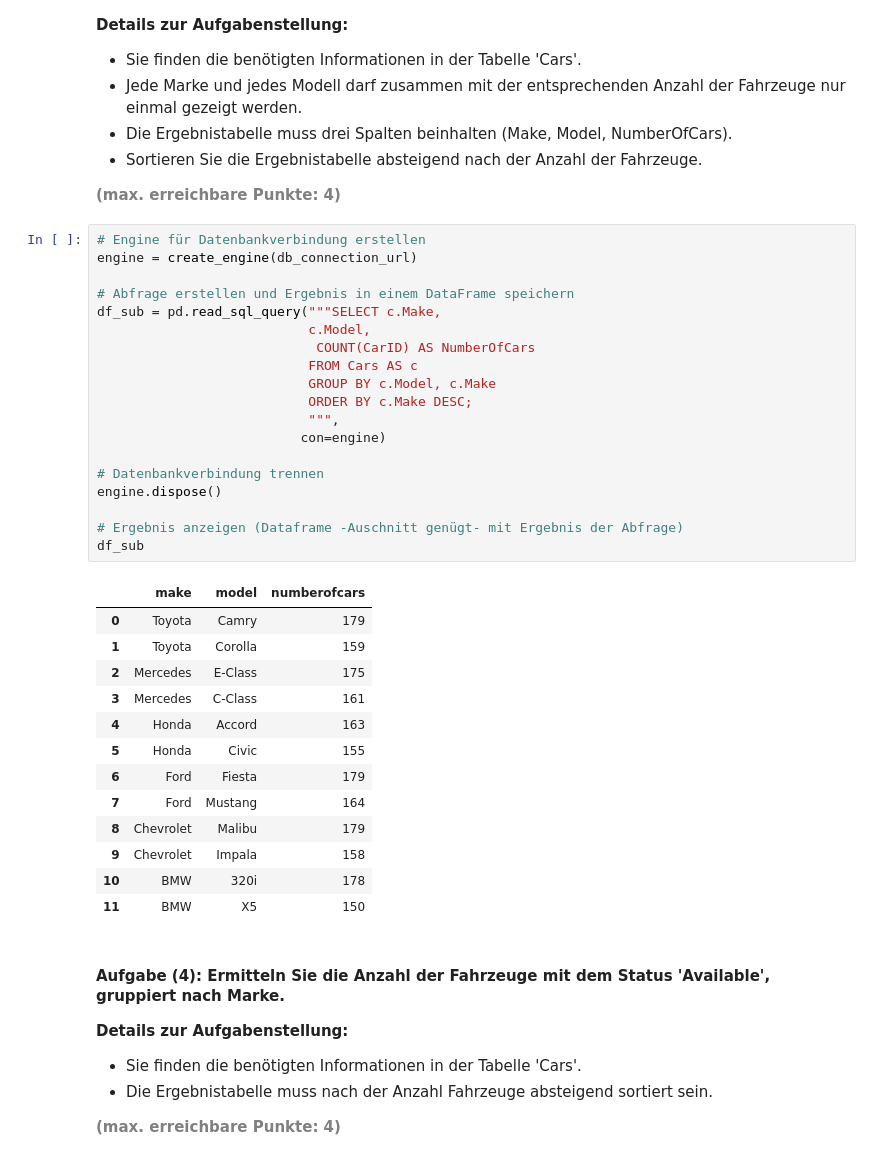
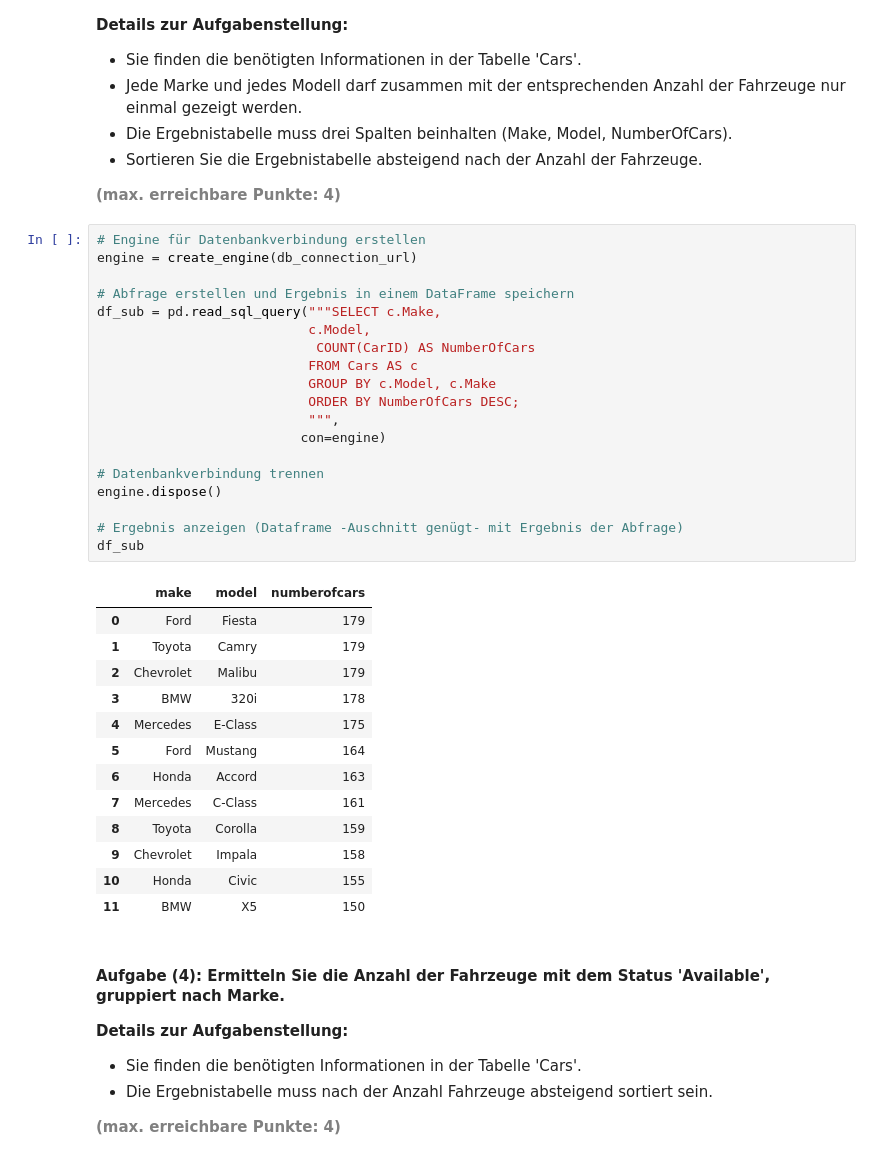
Before and after one commit to blobb3/python_postgresql_pgadmin, a Jupyter notebook: AP01_Mgmt_Nutzung_Relationale_Daten.ipynb, the cells around one changed output. Cells and saved outputs as stored; diff of their text form.

```diff
--- a/AP01_Mgmt_Nutzung_Relationale_Daten.ipynb
+++ b/AP01_Mgmt_Nutzung_Relationale_Daten.ipynb
@@ -279,35 +279,35 @@ df_sub
 # %%
 # Engine für Datenbankverbindung erstellen
 engine = create_engine(db_connection_url)
 
 # Abfrage erstellen und Ergebnis in einem DataFrame speichern
 df_sub = pd.read_sql_query("""SELECT c.Make,
                            c.Model,
                             COUNT(CarID) AS NumberOfCars
                            FROM Cars AS c
                            GROUP BY c.Model, c.Make
-                           ORDER BY c.Make DESC;
+                           ORDER BY NumberOfCars DESC;
                            """,
                           con=engine)
 
 # Datenbankverbindung trennen
 engine.dispose()
 
 # Ergebnis anzeigen (Dataframe -Auschnitt genügt- mit Ergebnis der Abfrage)
 df_sub
 # %% [output]
 |  | make | model | numberofcars |
-| 0 | Toyota | Camry | 179 |
-| 1 | Toyota | Corolla | 159 |
-| 2 | Mercedes | E-Class | 175 |
-| 3 | Mercedes | C-Class | 161 |
-| 4 | Honda | Accord | 163 |
-| 5 | Honda | Civic | 155 |
-| 6 | Ford | Fiesta | 179 |
-| 7 | Ford | Mustang | 164 |
-| 8 | Chevrolet | Malibu | 179 |
+| 0 | Ford | Fiesta | 179 |
+| 1 | Toyota | Camry | 179 |
+| 2 | Chevrolet | Malibu | 179 |
+| 3 | BMW | 320i | 178 |
+| 4 | Mercedes | E-Class | 175 |
+| 5 | Ford | Mustang | 164 |
+| 6 | Honda | Accord | 163 |
+| 7 | Mercedes | C-Class | 161 |
+| 8 | Toyota | Corolla | 159 |
 | 9 | Chevrolet | Impala | 158 |
-| 10 | BMW | 320i | 178 |
+| 10 | Honda | Civic | 155 |
 | 11 | BMW | X5 | 150 |
 # %% [markdown]
 #### <b>Aufgabe (4): Ermitteln Sie die Anzahl der Fahrzeuge mit dem Status 'Available', gruppiert nach Marke.</b>
```
Also changed, not shown: parts of 3 cells of this notebook, 1 other file.
